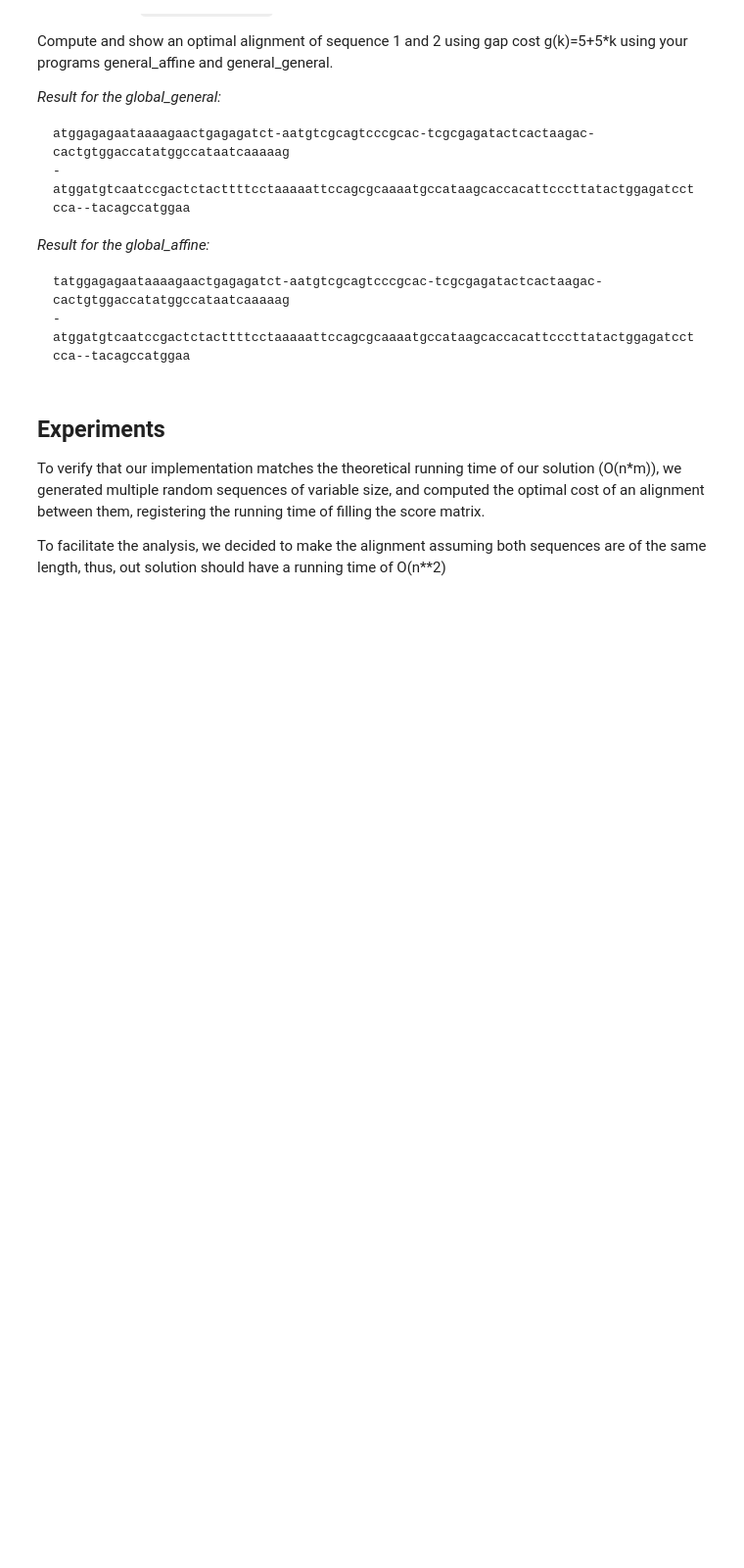
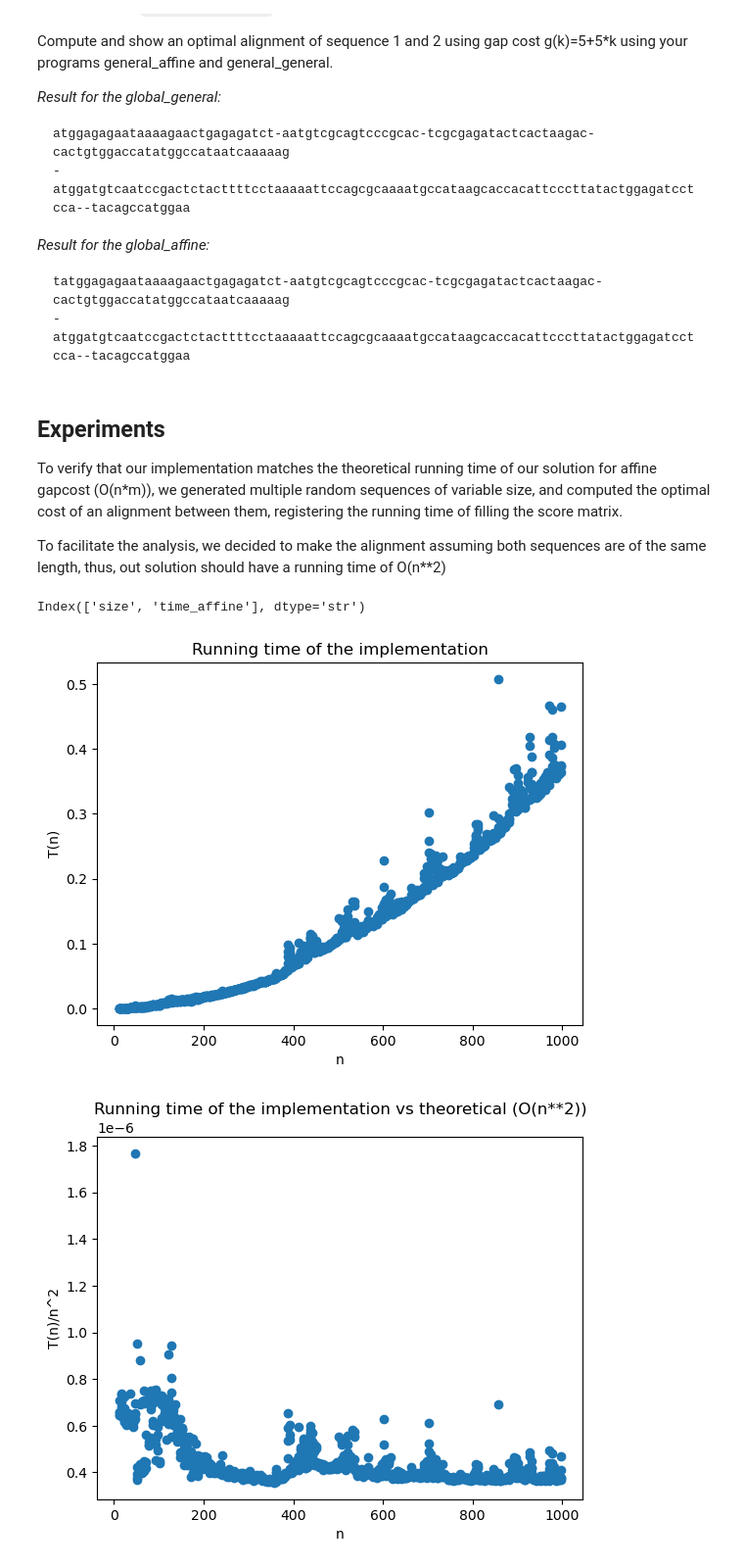
Before and after one commit to IIT25/algorithms_in_bioinformatics_project1, a Jupyter notebook: report2.ipynb, the cells around one changed output. Shown at 98% size. Drawn from its saved outputs; the diff is of its cells as text; code cells hidden in the pictures; blank space fills up the shorter version.

```diff
--- a/report2.ipynb
+++ b/report2.ipynb
@@ -147,30 +147,34 @@ tatggagagaataaaagaactgagagatct-aatgtcgcagtcccgcac-tcgcgagatactcactaagac-cactgtgg
 
 ## Experiments
 
-To verify that our implementation matches the theoretical running time of our solution (O(n*m)), we generated multiple random sequences of variable size, and computed the optimal cost of an alignment between them, registering the running time of filling the score matrix.
+To verify that our implementation matches the theoretical running time of our solution for affine gapcost (O(n*m)), we generated multiple random sequences of variable size, and computed the optimal cost of an alignment between them, registering the running time of filling the score matrix.
 
 To facilitate the analysis, we decided to make the alignment assuming both sequences are of the same length, thus, out solution should have a running time of O(n**2)
 # %%
 import pickle
 import matplotlib.pyplot as plt
 import pandas as pd
 
-file = open("tests/result.pkl",'rb')
+file = open("tests/result_affine.pkl", "rb")
 results = pickle.load(file)
 file.close()
 
 results = pd.DataFrame(results)
 results = results[results["size"] >10]
 
-plt.scatter(results["size"], results["time"])
+plt.scatter(results["size"], results["time_affine"])
 plt.xlabel("n")
 plt.ylabel("T(n)")
 plt.title("Running time of the implementation")
 plt.show()
 
-plt.scatter(results["size"], results["time"]/(results["size"]**2))
+plt.scatter(results["size"], results["time_affine"]/(results["size"]**2))
 plt.xlabel("n")
 plt.ylabel("T(n)/n^2")
 plt.title("Running time of the implementation vs theoretical (O(n**2))")
 plt.show()
+# %% [output]
+Index(['size', 'time_affine'], dtype='str')
+[figure, added]
+[figure, added]
 # %% [markdown]
```
Also changed, not shown: parts of 1 cell of this notebook.
